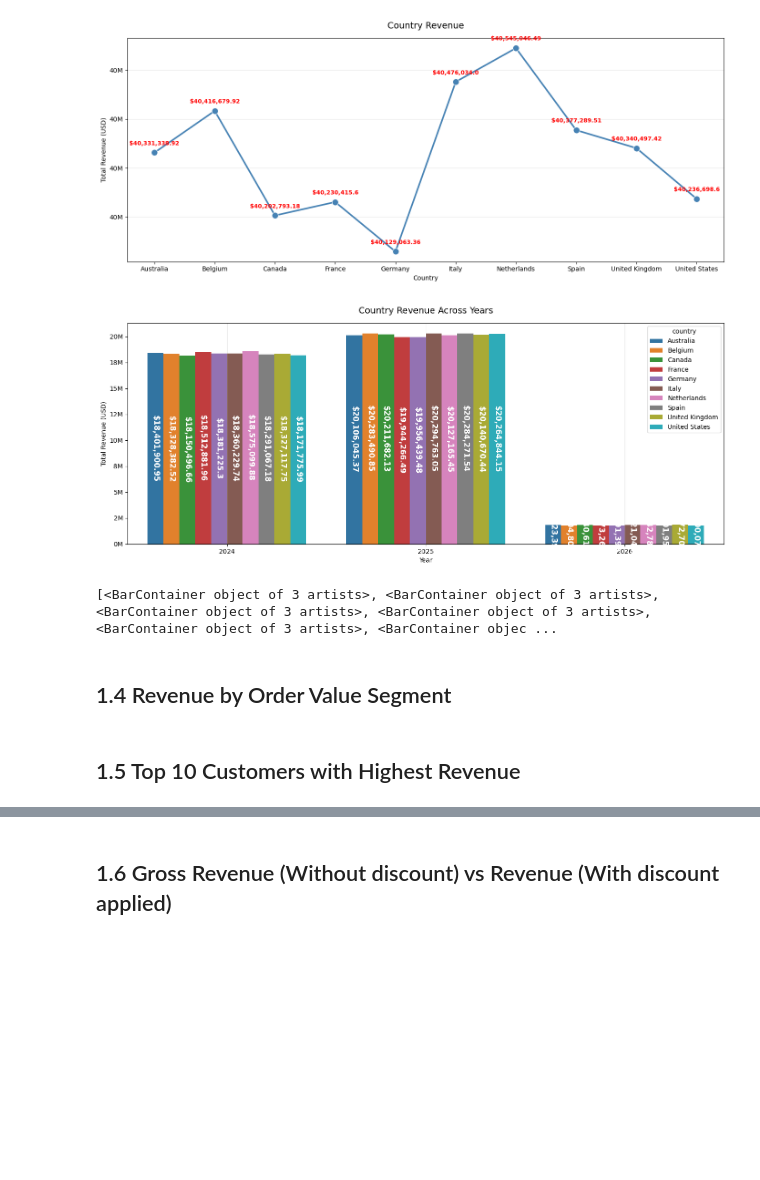
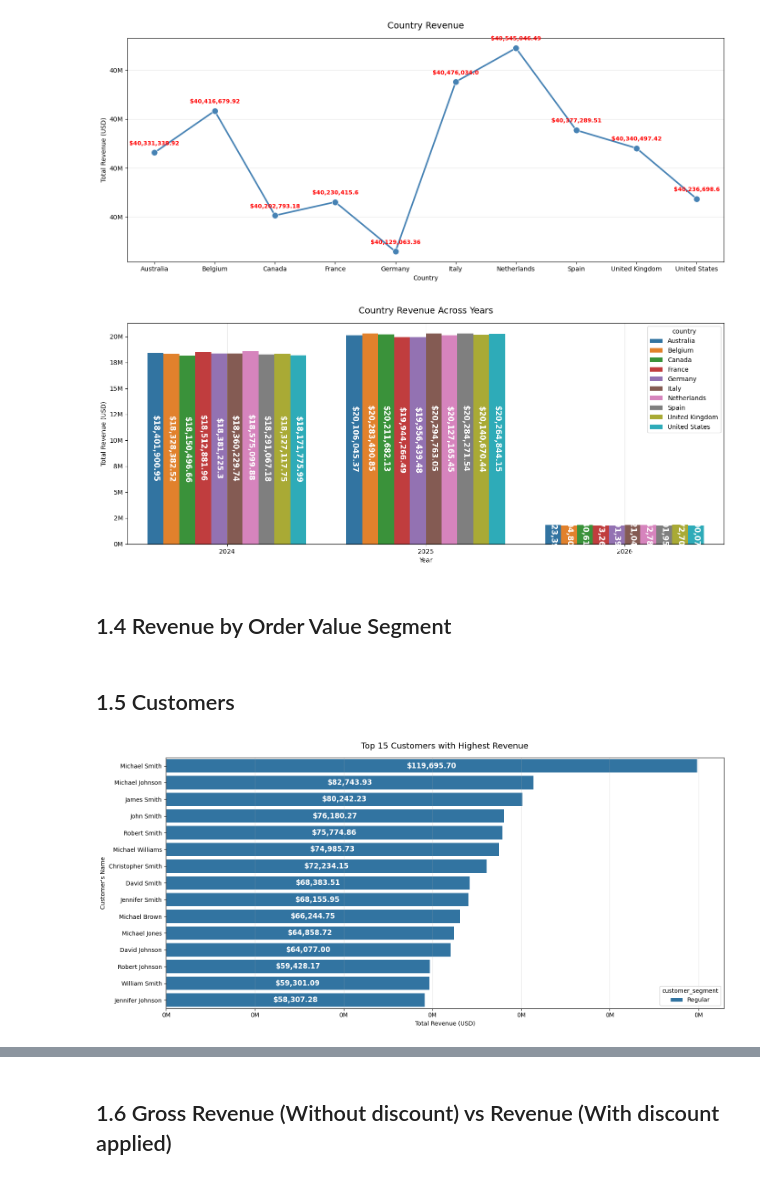
Before and after one commit to judiellegaspina/Ecommerce-EDA-and-Sales-Prediction, a Jupyter notebook: 05_Sales_Analysis.ipynb, the cells around one changed output, grey strips where cells are left out. Cells and saved outputs as stored; diff of their text form; code cells hidden in the pictures; blank space fills up the shorter version.

Commit message:
initial analysis for customers' revenue

```diff
--- a/05_Sales_Analysis.ipynb
+++ b/05_Sales_Analysis.ipynb
@@ -252,7 +252,7 @@ plt.show()
 # 1.2.1 Revenue per Category
 
 category_revenue = (
-    eda_df.groupby('category')['revenue_usd']
+    sales_df.groupby('category')['revenue_usd']
     .sum()
     .sort_values(ascending=False)
     .reset_index()
@@ -293,7 +293,7 @@ plt.show()
 # 1.2.1 Top 10 Revenue Sub Category
 
 subcategory_revenue = (
-    eda_df.groupby('sub_category')['revenue_usd']
+    sales_df.groupby('sub_category')['revenue_usd']
     .sum()
     .sort_values(ascending=False)
     .reset_index()
@@ -338,7 +338,7 @@ plt.show()
 # 1.3.1 Country Revenue
 
 country_revenue = (
-    eda_df.groupby('country')['revenue_usd']
+    sales_df.groupby('country')['revenue_usd']
     .sum()
     .reset_index()
 )
@@ -381,7 +381,7 @@ plt.show()
 # %%
 # 1.3.1 Country Revenue Across Years
 
-country_yearly_revenue = eda_df.groupby(
+country_yearly_revenue = sales_df.groupby(
     ['order_year', 'country']
 )['revenue_usd'].sum().reset_index()
 country_yearly_revenue
@@ -417,8 +417,43 @@ plt.tight_layout()
 plt.show()
 # %% [output]
 [figure]
-[<BarContainer object of 3 artists>, <BarContainer object of 3 artists>, <BarContainer object of 3 artists>, <BarContainer object of 3 artists>, <BarContainer object of 3 artists>, <BarContainer objec ...
 # %% [markdown]
 ## 1.4 Revenue by Order Value Segment
 # %% [markdown]
-## 1.5 Top 10 Customers with Highest Revenue
+## 1.5 Customers
+# %%
+# Top 15 Customers with Highest Revenue and their Customer Segment
+
+customers_highest_revenue = sales_df.groupby(['customer_name','customer_segment'])['revenue_usd'].sum().reset_index().sort_values('revenue_usd', ascending=False).head(15)
+
+plt.figure(figsize=(15, 7))
+
+ax = sns.barplot(
+    data=customers_highest_revenue,
+    x='revenue_usd',
+    y='customer_name',
+    hue='customer_segment',
+    orient='h',
+    palette='tab10'
+)
+
+# Add value labels on each marker
+for container in ax.containers:
+    ax.bar_label(
+        container,
+        labels=[f'${v:,.2f}' for v in container.datavalues],
+        label_type='center',
+        color='white',
+        fontsize=12,
+        fontweight='bold'
+    )
+
+plt.title('Top 15 Customers with Highest Revenue', fontsize=14, pad=15)
+plt.xlabel('Total Revenue (USD)')
+plt.ylabel("Customer's Name")
+plt.gca().xaxis.set_major_formatter(plt.FuncFormatter(lambda x, _: f'{x/1e6:.0f}M'))
+plt.grid(axis='x', alpha=0.3)
+plt.tight_layout()
+plt.show()
+# %% [output]
+[figure, added]
```
Also changed, not shown: parts of 8 cells of this notebook.
